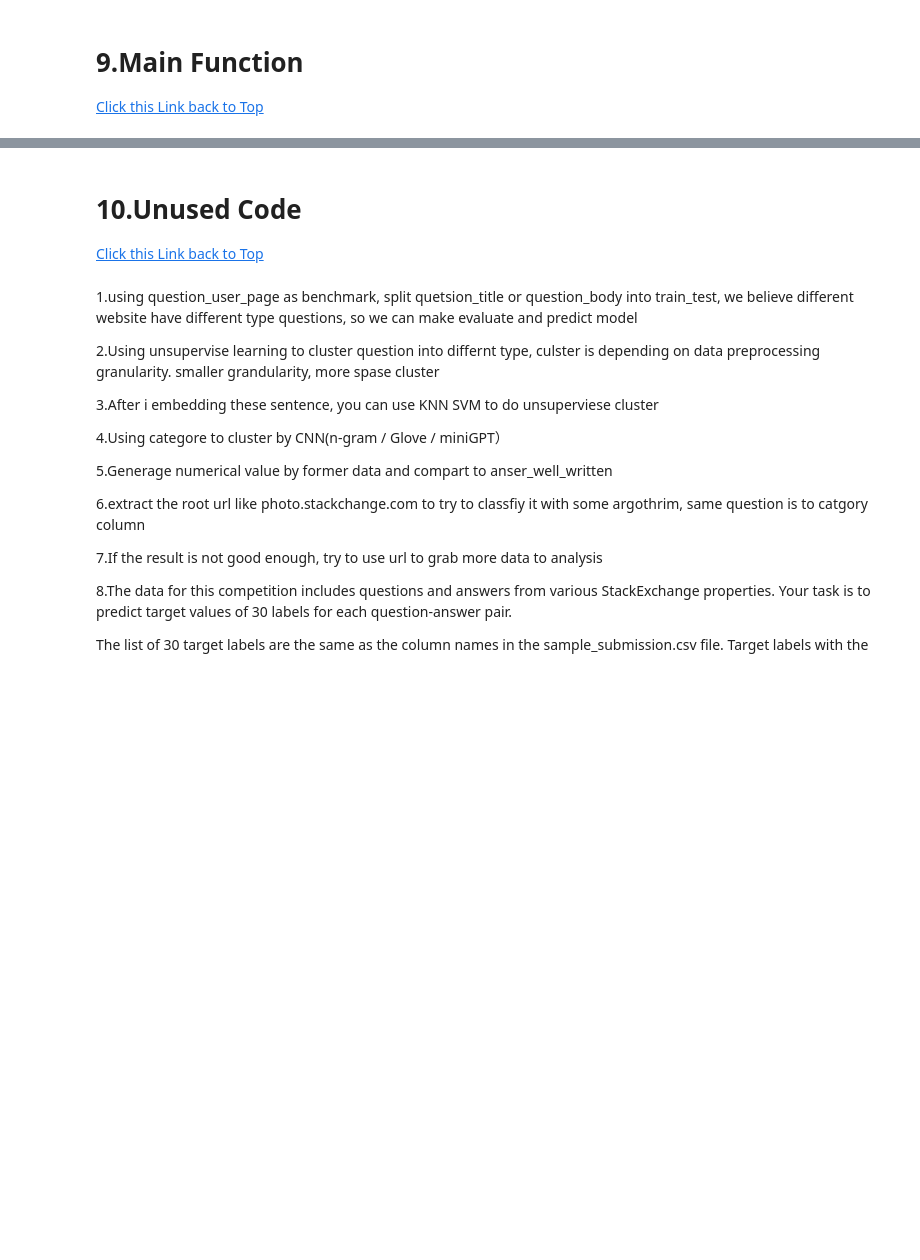
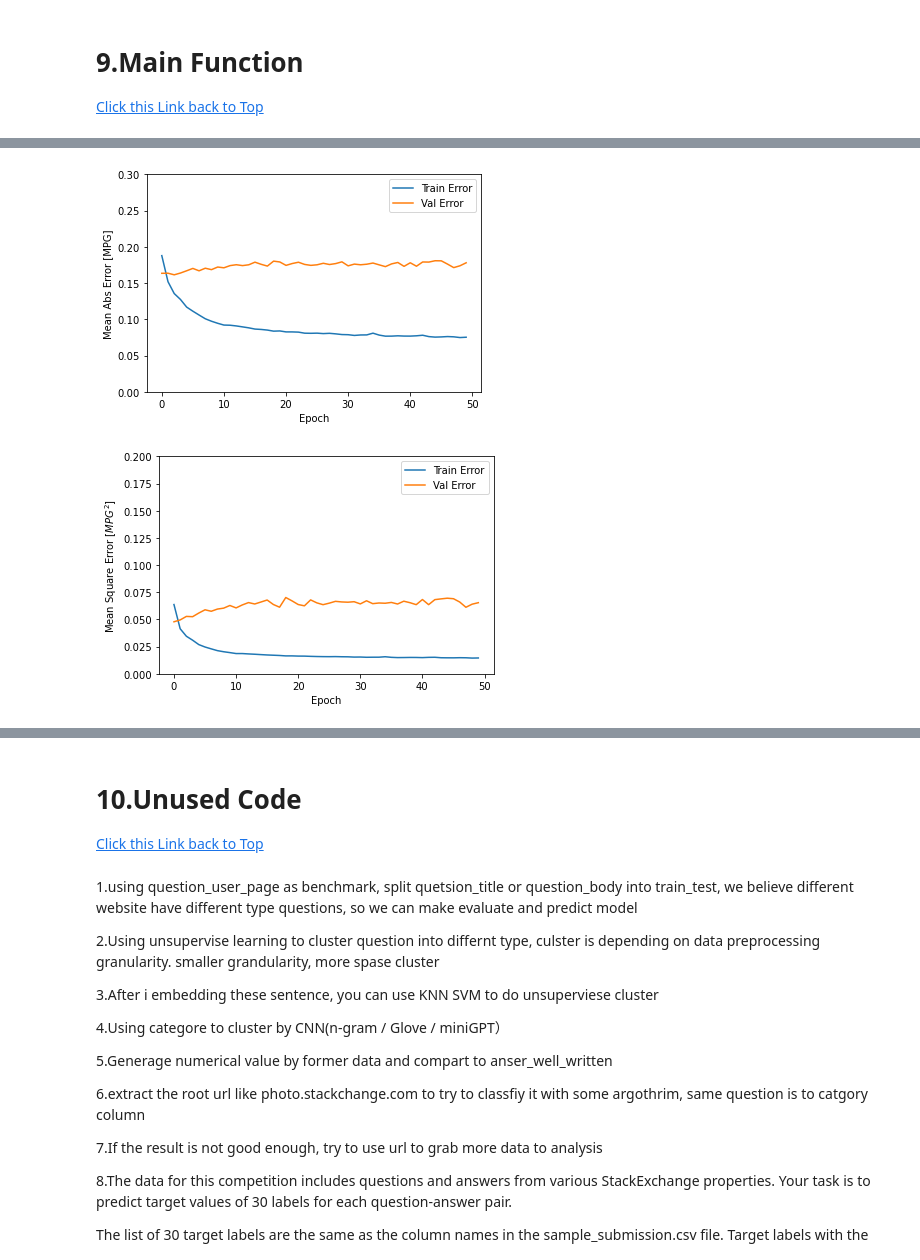
Before and after one commit to L3P3titPrince/40_Google_Q-A, a Jupyter notebook: 30_Google_Q-A.ipynb, the cells around one changed output, grey strips where cells are left out. Cells and saved outputs as stored; diff of their text form; code cells hidden in the pictures; blank space fills up the shorter version.

Commit message:
add basic NN model 11/20/2020

```diff
--- a/30_Google_Q-A.ipynb
+++ b/30_Google_Q-A.ipynb
@@ -479,0 +647,3 @@ Get high dimentsion cluster result and reduce dimenstion to get a 3D/2D visuliza
+# %%
+# history, model_2 = compile_fit(nn_model(), X_train, X_test, X_val, y_train, y_test, y_val, loss_fun = 'binary_crossentropy', epoch_num=50)
+history, model_2 = compile_fit(nn_model(word_index), X_train, X_val, y_train, y_val, loss_fun = 'mse', epoch_num=10)
@@ -502,3 +702,0 @@ def main_function():
-# %%
-if __name__=="__main__":
-    df_raw, X_question_df, X_answer_df, y_question_df, y_answer_df, question_cleaned_df, answer_cleaned_df, question_padded = main_function()
@@ -555,0 +703,3 @@ y_question_df.head(5)
+# %%
+if __name__=="__main__":
+    question_padded, question_cleaned_df, y_label_df,X_train, X_val, y_train, y_val, history, model_2 = main_function()
@@ -555,0 +724,31 @@ y_question_df.head(5)
+# %%
+def plot_history(history):
+  hist = pd.DataFrame(history.history)
+  hist['epoch'] = history.epoch
+
+  plt.figure()
+  plt.xlabel('Epoch')
+  plt.ylabel('Mean Abs Error [MPG]')
+  plt.plot(hist['epoch'], hist['mae'],
+           label='Train Error')
+  plt.plot(hist['epoch'], hist['val_mae'],
+           label = 'Val Error')
+  plt.ylim([0,0.3])
+  plt.legend()
+
+  plt.figure()
+  plt.xlabel('Epoch')
+  plt.ylabel('Mean Square Error [$MPG^2$]')
+  plt.plot(hist['epoch'], hist['mse'],
+           label='Train Error')
+  plt.plot(hist['epoch'], hist['val_mse'],
+           label = 'Val Error')
+  plt.ylim([0, 0.2])
+  plt.legend()
+  plt.show()
+
+
+plot_history(history)
+# %% [output]
+[figure, added]
+[figure, added]
```
Also changed, not shown: parts of 36 cells of this notebook.
